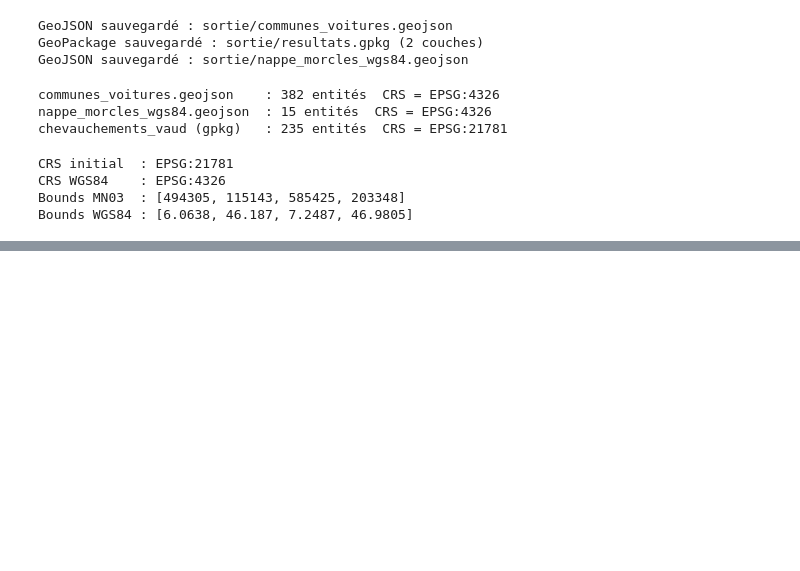
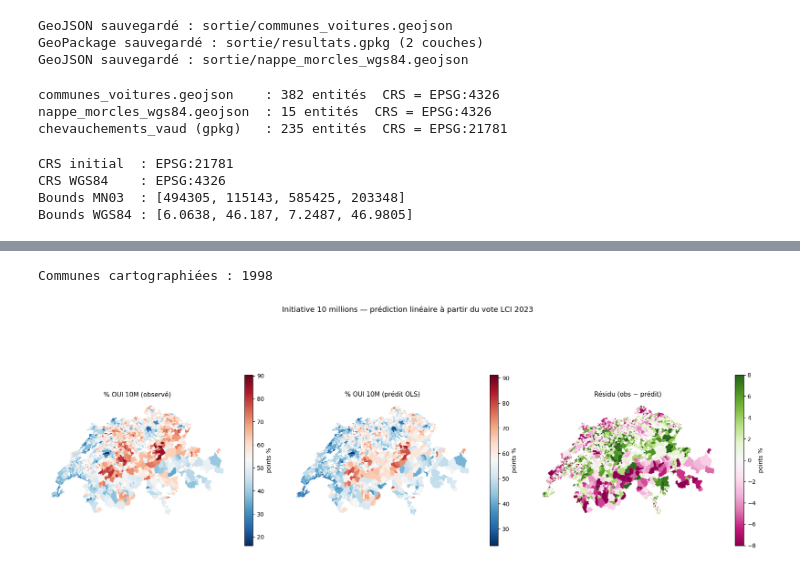
Before and after one commit to gse-unil/2026_Geoinformatique_II, a Jupyter notebook: tps/tp-py02.ipynb, the cells around one changed output, grey strips where cells are left out. Cells and saved outputs as stored; diff of their text form; code cells hidden in the pictures; blank space fills up the shorter version.

```diff
--- a/tps/tp-py02.ipynb
+++ b/tps/tp-py02.ipynb
@@ -609,0 +857,42 @@ Bounds WGS84 : [6.0638, 46.187, 7.2487, 46.9805]
+# %%
+# Communes suisses depuis tp3.gpkg
+# GEM_TEIL == '0' : polygone principal de chaque commune (pas les enclaves)
+communes_ch = (gpd.read_file('tp3.gpkg', layer='Communes')
+               .to_crs('EPSG:21781'))
+communes_ch = communes_ch[
+    communes_ch['KANTONSNUM'].str.startswith('CH', na=False) &
+    (communes_ch['GEM_TEIL'] == '0')
+]
+
+# Jointure par nom avec les données de votation
+gdf = communes_ch[['NAME', 'geometry']].merge(
+    df[['region_name', 'parent_canton_name', 'oui_pct_lci', 'oui_pct_m10']],
+    left_on='NAME', right_on='region_name', how='inner')
+
+# Prédiction OLS pour toutes les communes jointes
+gdf['pred_m10'] = model_ols.predict(gdf[['oui_pct_lci']])
+gdf['residual'] = gdf['oui_pct_m10'] - gdf['pred_m10']
+print(f"Communes cartographiées : {len(gdf)}")
+
+# Trois cartes côte à côte
+fig, axes = plt.subplots(1, 3, figsize=(18, 7))
+specs = [
+    ('oui_pct_m10', '% OUI 10M (observé)',    'RdBu_r',  None),
+    ('pred_m10',    '% OUI 10M (prédit OLS)',  'RdBu_r',  None),
+    ('residual',    'Résidu (obs − prédit)',    'PiYG',    8),
+]
+for ax, (col, title, cmap, vabs) in zip(axes, specs):
+    kw = dict(vmin=-vabs, vmax=vabs) if vabs else {}
+    gdf.plot(ax=ax, column=col, cmap=cmap, legend=True,
+             legend_kwds={'shrink': 0.65, 'label': 'points %'},
+             edgecolor='none', linewidth=0, **kw)
+    ax.set_title(title, fontsize=11)
+    ax.set_axis_off()
+
+fig.suptitle('Initiative 10 millions — prédiction linéaire à partir du vote LCI 2023',
+             fontsize=13, y=1.01)
+plt.tight_layout()
+plt.show()
+# %% [output]
+Communes cartographiées : 1998
+[figure, added]
```
Also changed, not shown: parts of 14 cells of this notebook, 3 other files.
